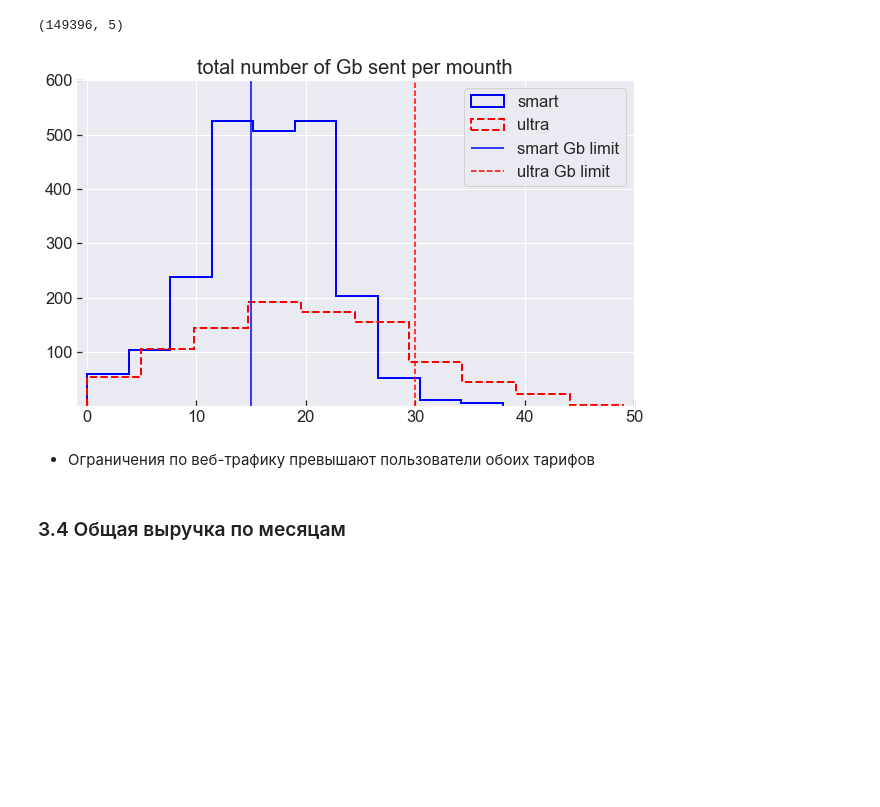
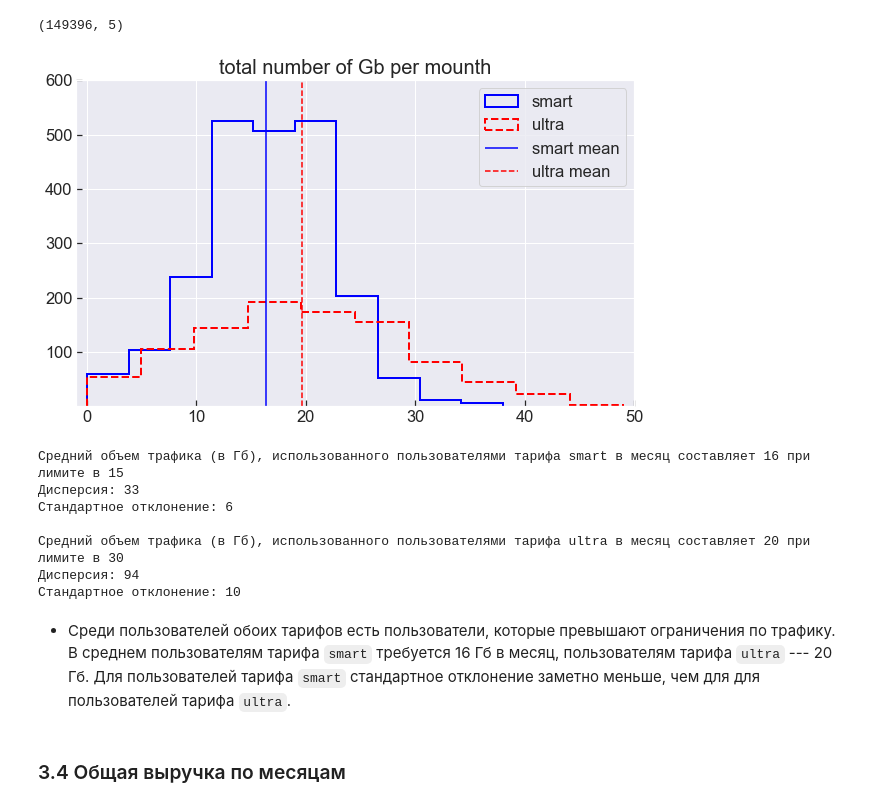
Before and after one commit to mbelveder/praktikum, a Jupyter notebook: 4_megaline/megaline.ipynb, the cells around one changed output. Saved outputs shown, nothing was run; the diff lists cells and outputs as text; code cells hidden in the pictures; blank space fills up the shorter version.

```diff
--- a/4_megaline/megaline.ipynb
+++ b/4_megaline/megaline.ipynb
@@ -789,31 +837,42 @@ ultra_web_stat_df = web_revenue(tarif_web_df=ultra_web_df,
 # %%
 fig, ax = plt.subplots()
 
 # space = np.linspace(0, 1750, 15)
 
 ax.hist(smart_web_stat_df['Gb_count'], histtype='step',
         color='blue', lw=2, label='smart')
 ax.hist(ultra_web_stat_df['Gb_count'], histtype='step',
         color='red', lw=2, ls='--', label='ultra')
 
-ax.set_title('total number of Gb sent per mounth', fontsize=20)
+ax.set_title('total number of Gb per mounth', fontsize=20)
 
-ax.vlines(smart_web_limit, 0, 1e3, color='blue',
-          label='smart Gb limit')
-ax.vlines(ultra_web_limit, 0, 1e3, color='red', ls='--',
-          label='ultra Gb limit')
+ax.vlines(smart_web_stat_df['Gb_count'].mean(), 0, 1e3, color='blue',
+          label='smart mean')
+ax.vlines(ultra_web_stat_df['Gb_count'].mean(), 0, 1e3, color='red', ls='--',
+          label='ultra mean')
 
 ax.legend()
-# ax.set_xscale('log')
 
 ax.set_xlim(-1, 50)
 ax.set_ylim(.1, 600)
 
 plt.show()
 # %% [output]
-[figure, old version]
+[figure, new version]
-# %% [markdown]
-- Ограничения по веб-трафику превышают пользователи обоих тарифов
+# %%
+mean_var_std(smart_web_stat_df['Gb_count'], smart_web_limit,
+             ultra_web_stat_df['Gb_count'], ultra_web_limit,
+             description='Средний объем трафика (в Гб), использованного')
+# %% [output]
+Средний объем трафика (в Гб), использованного пользователями тарифа smart в месяц составляет 16 при лимите в 15
+Дисперсия: 33
+Стандартное отклонение: 6
+
+Средний объем трафика (в Гб), использованного пользователями тарифа ultra в месяц составляет 20 при лимите в 30
+Дисперсия: 94
+Стандартное отклонение: 10
+# %% [markdown]
+- Среди пользователей обоих тарифов есть пользователи, которые превышают ограничения по трафику. В среднем пользователям тарифа `smart` требуется 16 Гб в месяц, пользователям тарифа `ultra` --- 20 Гб. Для пользователей тарифа `smart` стандартное отклонение заметно меньше, чем для для пользователей тарифа `ultra`.
 # %% [markdown]
 ### 3.4 Общая выручка по месяцам
 # %%
```
Also changed, not shown: parts of 22 cells of this notebook.
